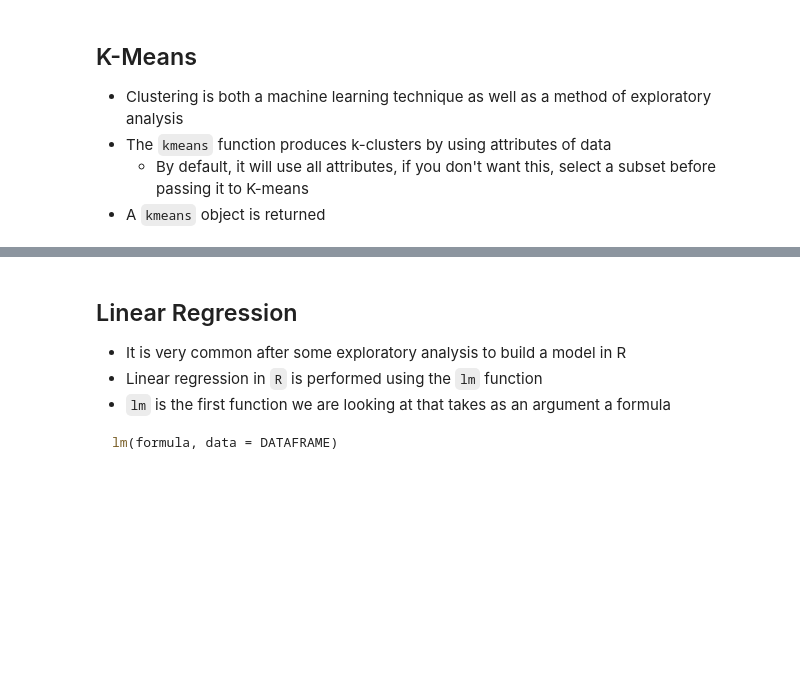
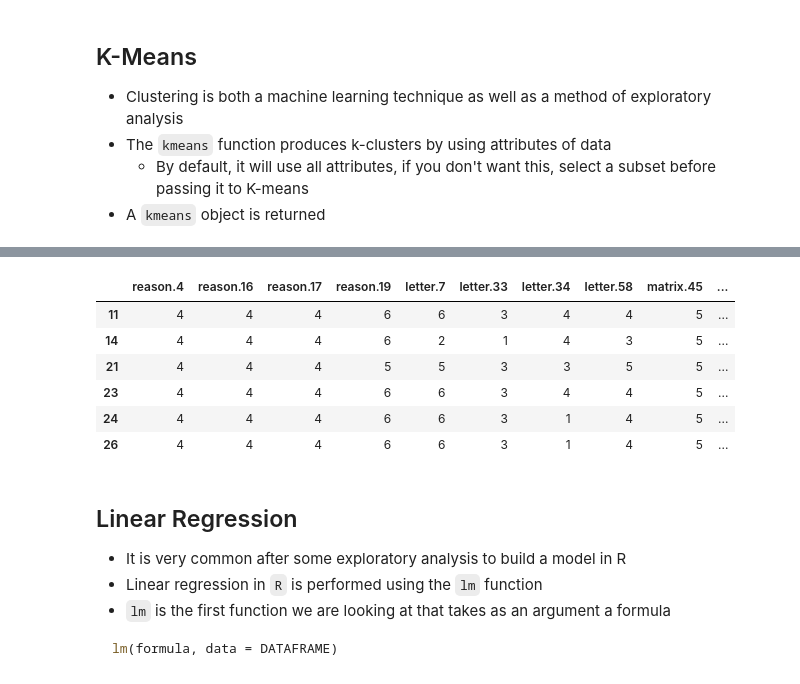
Before and after one commit to bwilk7/CMSC433, a Jupyter notebook: Lecture11.ipynb, the cells around one changed output, grey strips where cells are left out. Drawn from its saved outputs; the diff is of its cells as text; code cells hidden in the pictures; blank space fills up the shorter version.

```diff
--- a/Lecture11.ipynb
+++ b/Lecture11.ipynb
@@ -119,5 +301,14 @@ print(clusters$cluster)
 # %%
-head(iqitems[clusters$cluster[clusters$cluster==2]])
+#clusters$cluster[clusters$cluster==2]
+head(iqitems[names(clusters$cluster[clusters$cluster==2]),])
+# %% [output]
+|  | reason.4 | reason.16 | reason.17 | reason.19 | letter.7 | letter.33 | letter.34 | letter.58 | matrix.45 | ... |
+| 11 | 4 | 4 | 4 | 6 | 6 | 3 | 4 | 4 | 5 | ... |
+| 14 | 4 | 4 | 4 | 6 | 2 | 1 | 4 | 3 | 5 | ... |
+| 21 | 4 | 4 | 4 | 5 | 5 | 3 | 3 | 5 | 5 | ... |
+| 23 | 4 | 4 | 4 | 6 | 6 | 3 | 4 | 4 | 5 | ... |
+| 24 | 4 | 4 | 4 | 6 | 6 | 3 | 1 | 4 | 5 | ... |
+| 26 | 4 | 4 | 4 | 6 | 6 | 3 | 1 | 4 | 5 | ... |
 # %% [markdown]
 ## Linear Regression
 - It is very common after some exploratory analysis to build a model in R
```
Also changed, not shown: parts of 26 cells of this notebook, 1 other file.
